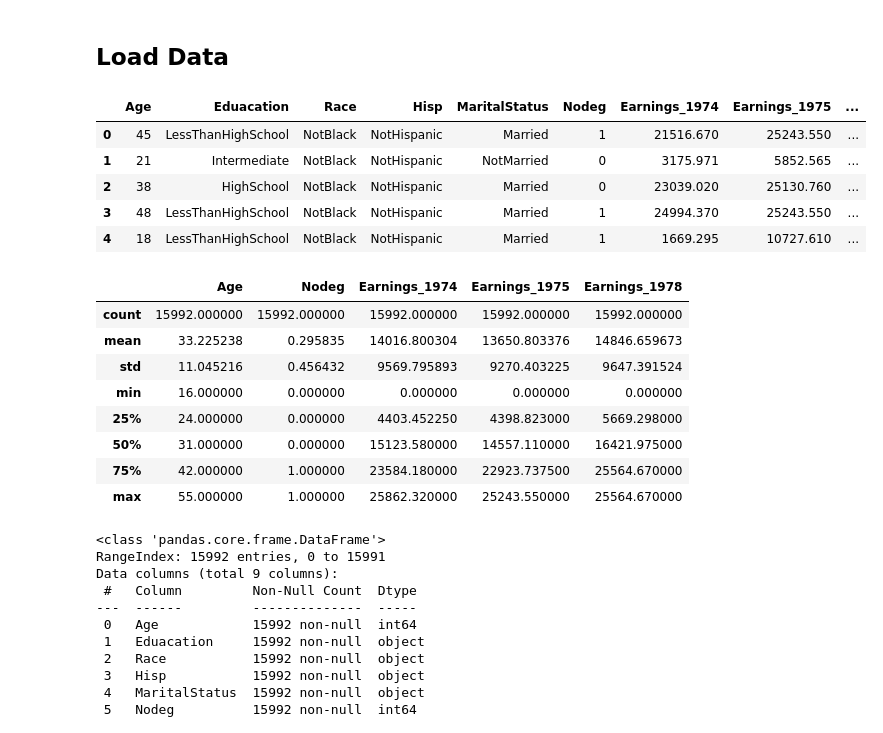
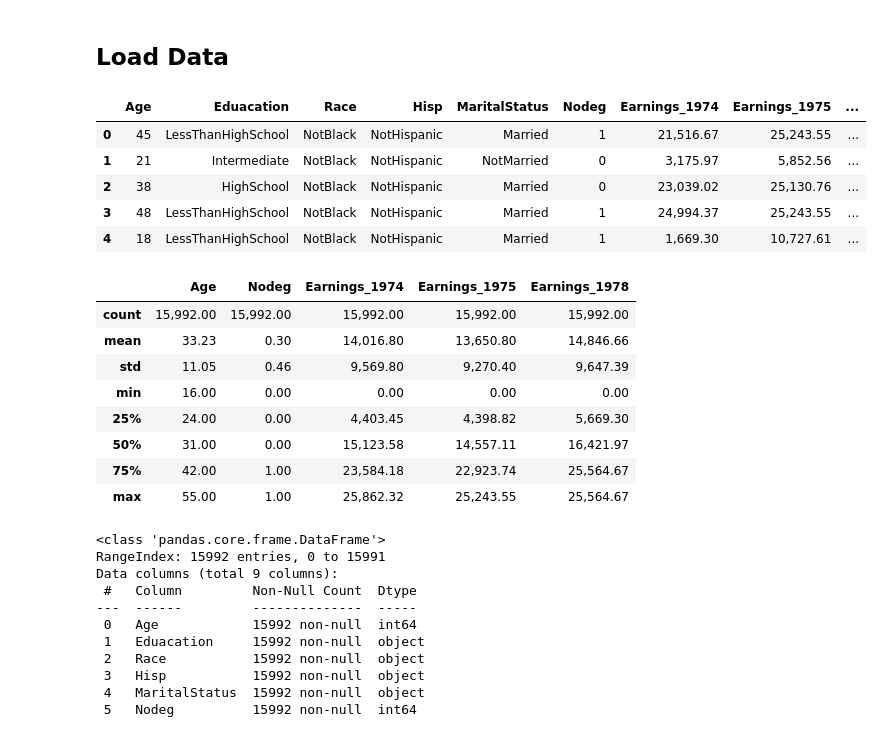
Before and after one commit to AkeemSemperDataScience/data3450-assignment-1-mlsiebold, a Jupyter notebook: START_Asn_1_2025.ipynb, the cells around one changed output. Drawn from its saved outputs; the diff is of its cells as text; code cells hidden in the pictures.

```diff
--- a/START_Asn_1_2025.ipynb
+++ b/START_Asn_1_2025.ipynb
@@ -22,34 +22,36 @@ This assignment will be graded in two portions:
 # %%
 import pandas as pd
 import numpy as np
 import seaborn as sns
 from asn1_function_sheet import age_splitter, cohortCompare, effectSizer
+
+pd.options.display.float_format = '{:,.2f}'.format                          # Format numerical output with commas seperating thousands and 2 decimal places
 
 try:
     df = pd.read_csv("LabourTrainingEvaluationData.csv")
 except FileNotFoundError:
     df = pd.read_csv("../data/LabourTrainingEvaluationData.csv")
 df["Nodeg"].astype('category', copy=False)
 df.head()
 # %% [output]
 |  | Age | Eduacation | Race | Hisp | MaritalStatus | Nodeg | Earnings_1974 | Earnings_1975 | ... |
-| 0 | 45 | LessThanHighSchool | NotBlack | NotHispanic | Married | 1 | 21516.670 | 25243.550 | ... |
-| 1 | 21 | Intermediate | NotBlack | NotHispanic | NotMarried | 0 | 3175.971 | 5852.565 | ... |
-| 2 | 38 | HighSchool | NotBlack | NotHispanic | Married | 0 | 23039.020 | 25130.760 | ... |
-| 3 | 48 | LessThanHighSchool | NotBlack | NotHispanic | Married | 1 | 24994.370 | 25243.550 | ... |
-| 4 | 18 | LessThanHighSchool | NotBlack | NotHispanic | Married | 1 | 1669.295 | 10727.610 | ... |
+| 0 | 45 | LessThanHighSchool | NotBlack | NotHispanic | Married | 1 | 21,516.67 | 25,243.55 | ... |
+| 1 | 21 | Intermediate | NotBlack | NotHispanic | NotMarried | 0 | 3,175.97 | 5,852.56 | ... |
+| 2 | 38 | HighSchool | NotBlack | NotHispanic | Married | 0 | 23,039.02 | 25,130.76 | ... |
+| 3 | 48 | LessThanHighSchool | NotBlack | NotHispanic | Married | 1 | 24,994.37 | 25,243.55 | ... |
+| 4 | 18 | LessThanHighSchool | NotBlack | NotHispanic | Married | 1 | 1,669.30 | 10,727.61 | ... |
 # %%
 df.describe()
 # %% [output]
 |  | Age | Nodeg | Earnings_1974 | Earnings_1975 | Earnings_1978 |
-| count | 15992.000000 | 15992.000000 | 15992.000000 | 15992.000000 | 15992.000000 |
-| mean | 33.225238 | 0.295835 | 14016.800304 | 13650.803376 | 14846.659673 |
-| std | 11.045216 | 0.456432 | 9569.795893 | 9270.403225 | 9647.391524 |
-| min | 16.000000 | 0.000000 | 0.000000 | 0.000000 | 0.000000 |
-| 25% | 24.000000 | 0.000000 | 4403.452250 | 4398.823000 | 5669.298000 |
-| 50% | 31.000000 | 0.000000 | 15123.580000 | 14557.110000 | 16421.975000 |
-| 75% | 42.000000 | 1.000000 | 23584.180000 | 22923.737500 | 25564.670000 |
-| max | 55.000000 | 1.000000 | 25862.320000 | 25243.550000 | 25564.670000 |
+| count | 15,992.00 | 15,992.00 | 15,992.00 | 15,992.00 | 15,992.00 |
+| mean | 33.23 | 0.30 | 14,016.80 | 13,650.80 | 14,846.66 |
+| std | 11.05 | 0.46 | 9,569.80 | 9,270.40 | 9,647.39 |
+| min | 16.00 | 0.00 | 0.00 | 0.00 | 0.00 |
+| 25% | 24.00 | 0.00 | 4,403.45 | 4,398.82 | 5,669.30 |
+| 50% | 31.00 | 0.00 | 15,123.58 | 14,557.11 | 16,421.97 |
+| 75% | 42.00 | 1.00 | 23,584.18 | 22,923.74 | 25,564.67 |
+| max | 55.00 | 1.00 | 25,862.32 | 25,243.55 | 25,564.67 |
 # %%
 df.info()
 # %% [output]
```
Also changed, not shown: parts of 5 cells of this notebook, 1 other file.
